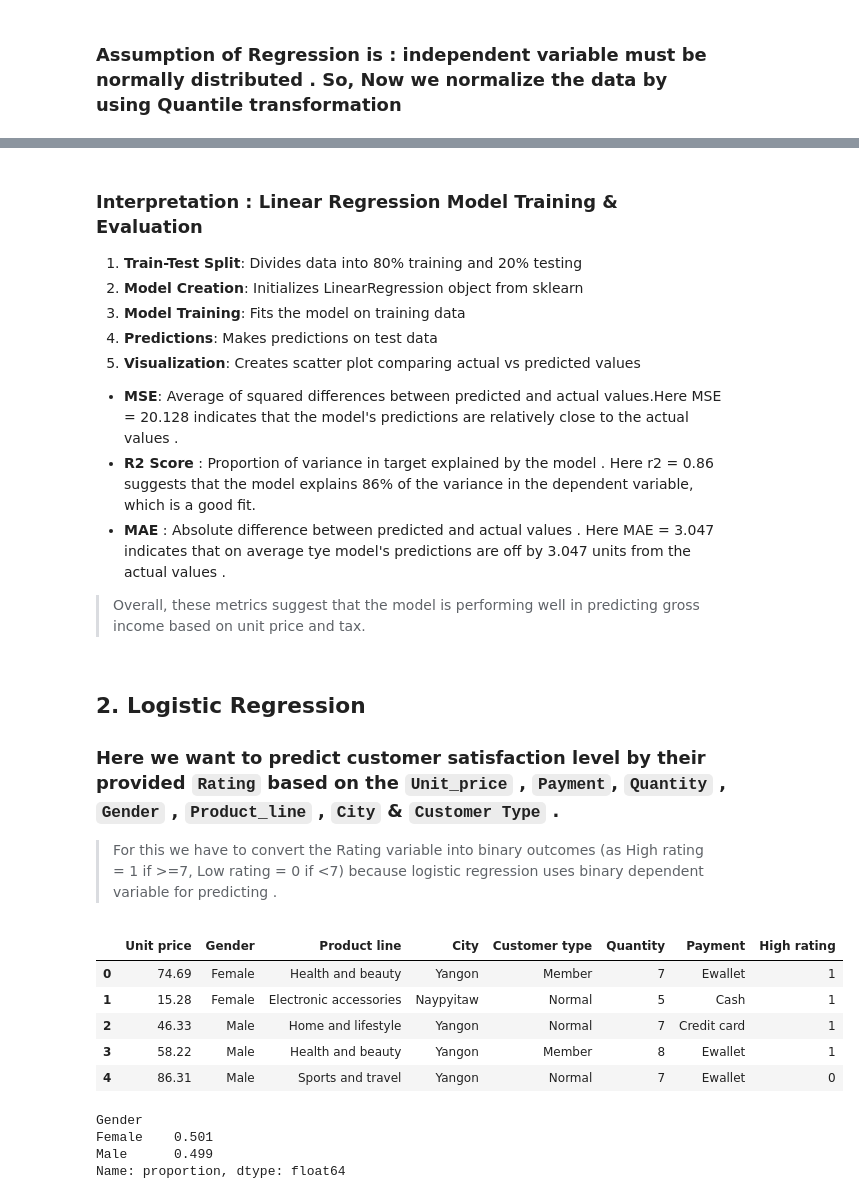
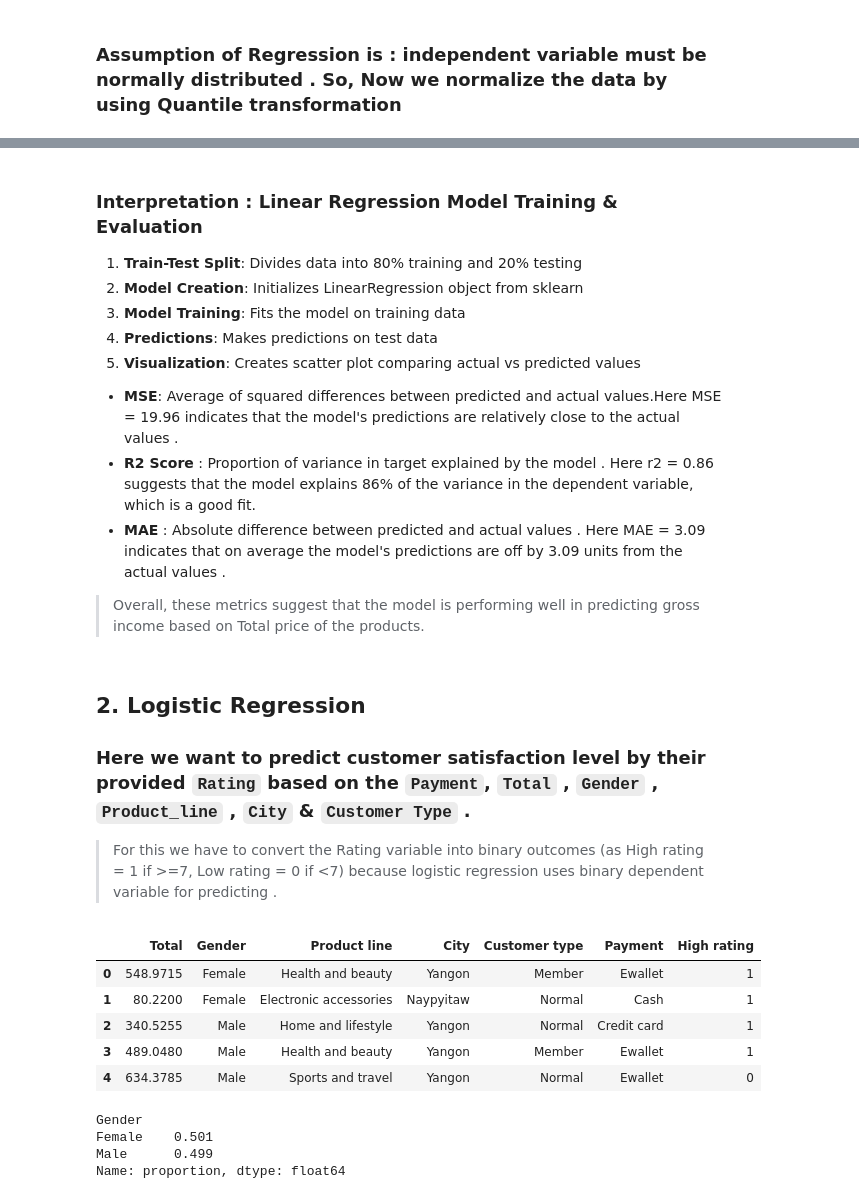
Before and after one commit to Maharun-nasa/ML_Project, a Jupyter notebook: ml_project.ipynb, the cells around one changed output, grey strips where cells are left out. Saved outputs shown, nothing was run; the diff lists cells and outputs as text; code cells hidden in the pictures.

```diff
--- a/ml_project.ipynb
+++ b/ml_project.ipynb
@@ -191,13 +173,13 @@ MAE: 3.047764290073541
 4. **Predictions**: Makes predictions on test data
 5. **Visualization**: Creates scatter plot comparing actual vs predicted values
 
-- **MSE**: Average of squared differences between predicted and actual values.Here MSE = 20.128 indicates that the model's predictions are relatively close to the actual values .
+- **MSE**: Average of squared differences between predicted and actual values.Here MSE = 19.96 indicates that the model's predictions are relatively close to the actual values .
 - **R2 Score** : Proportion of variance in target explained by the model . Here r2 = 0.86 suggests that the model explains 86% of the variance in the dependent variable, which is a good fit.
-- **MAE** : Absolute difference between predicted and actual values . Here MAE = 3.047 indicates that on average tye model's predictions are off by 3.047 units from the actual values .
-> Overall, these metrics suggest that the model is performing well in predicting gross income based on unit price and tax.
+- **MAE** : Absolute difference between predicted and actual values . Here MAE = 3.09 indicates that on average the model's predictions are off by 3.09 units from the actual values .
+> Overall, these metrics suggest that the model is performing well in predicting gross income based on Total price of the products.
 # %% [markdown]
 ## 2. Logistic Regression
-### Here we want to **predict customer satisfaction level** by their provided `Rating` based on the  `Unit_price` , `Payment`, `Quantity` , `Gender` , `Product_line` , `City` & `Customer Type` .
+### Here we want to **predict customer satisfaction level** by their provided `Rating` based on the  `Payment`, `Total` , `Gender` , `Product_line` , `City` & `Customer Type` .
 
 > For this we have to convert the Rating variable into binary outcomes (as  High rating = 1 if >=7, Low rating = 0 if <7) because logistic regression uses binary dependent variable for predicting .
 # %%
@@ -205,15 +187,15 @@ MAE: 3.047764290073541
 df['High rating'] = (df['Rating']>=7).astype(int) #astype(int) is use to convert the boolean values into 0 and 1
 # %%
 # assigning the selected columns to a new dataframe so that the original dataframe will not be affected by the changes we make in the new dataframe.
-df2 = df[['Unit price','Gender','Product line','City','Customer type','Quantity','Payment','High rating']]
+df2 = df[['Total','Gender','Product line','City','Customer type','Payment','High rating']]
 df2.head()
 # %% [output]
-|  | Unit price | Gender | Product line | City | Customer type | Quantity | Payment | High rating |
-| 0 | 74.69 | Female | Health and beauty | Yangon | Member | 7 | Ewallet | 1 |
-| 1 | 15.28 | Female | Electronic accessories | Naypyitaw | Normal | 5 | Cash | 1 |
-| 2 | 46.33 | Male | Home and lifestyle | Yangon | Normal | 7 | Credit card | 1 |
-| 3 | 58.22 | Male | Health and beauty | Yangon | Member | 8 | Ewallet | 1 |
-| 4 | 86.31 | Male | Sports and travel | Yangon | Normal | 7 | Ewallet | 0 |
+|  | Total | Gender | Product line | City | Customer type | Payment | High rating |
+| 0 | 548.9715 | Female | Health and beauty | Yangon | Member | Ewallet | 1 |
+| 1 | 80.2200 | Female | Electronic accessories | Naypyitaw | Normal | Cash | 1 |
+| 2 | 340.5255 | Male | Home and lifestyle | Yangon | Normal | Credit card | 1 |
+| 3 | 489.0480 | Male | Health and beauty | Yangon | Member | Ewallet | 1 |
+| 4 | 634.3785 | Male | Sports and travel | Yangon | Normal | Ewallet | 0 |
 # %%
 df2['Gender'].value_counts(normalize=True)
 # %% [output]
```
Also changed, not shown: parts of 18 cells of this notebook.
